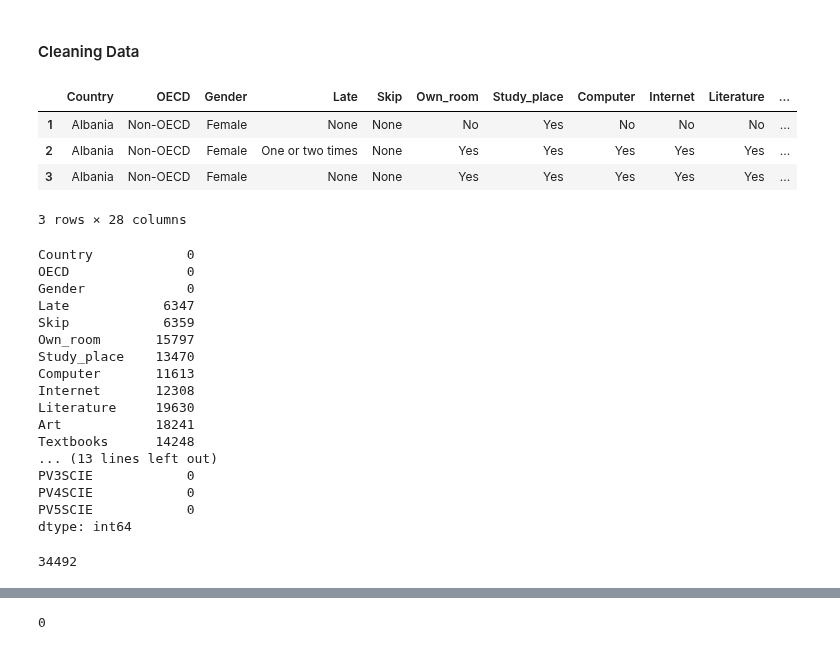
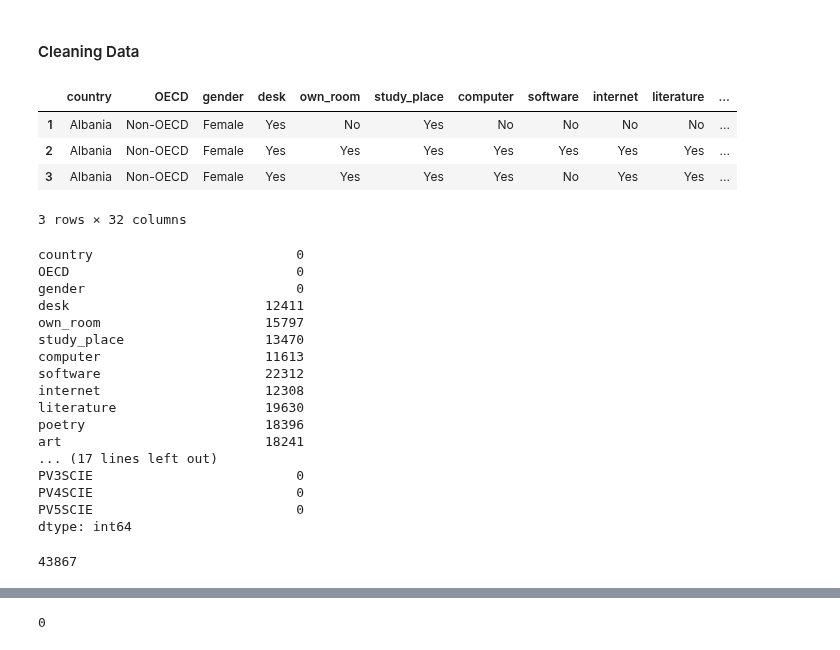
Before and after one commit to Steve-Choi/DAND, a Jupyter notebook: Communicate-Data-Findings/Communicate-Data-Findings.ipynb, the cells around one changed output, grey strips where cells are left out. Cells and saved outputs as stored; diff of their text form; code cells hidden in the pictures.

```diff
--- a/Communicate-Data-Findings/Communicate-Data-Findings.ipynb
+++ b/Communicate-Data-Findings/Communicate-Data-Findings.ipynb
@@ -36,8 +36,8 @@ import seaborn as sns
 # read PISA data in chunks
 lst = []
 
-my_cols = [0, 1, 4, 12, 18, 19, 45, 46, 47, 49, 50, 52, 53, 411, 501, 502,\
-           503, 504, 505, 541, 542, 543, 544, 545, 546, 547, 548, 549, 550]
+my_cols = [0, 1, 4, 12, 44, 45, 46, 47, 48, 49, 50, 51, 52, 53, 54, 55, 56, 57, 501,\
+           502, 503, 504, 505, 541, 542, 543, 544, 545, 546, 547, 548, 549, 550]
 
 
 for chunk in pd.read_csv('data/pisa2012.csv', encoding='ISO-8859-1', index_col=0,\
@@ -68,54 +80,59 @@ df.shape
 #### Cleaning Data
 # %%
 # rename columns with more descriptive name
-df.rename({    'CNT' : 'Country',
-           'ST04Q01' : 'Gender',
-           'ST08Q01' : 'Late',
-           'ST09Q01' : 'Skip',
-           'ST26Q02' : 'Own_room',
-           'ST26Q03' : 'Study_place',
-           'ST26Q04' : 'Computer',
-           'ST26Q06' : 'Internet',
-           'ST26Q07' : 'Literature',
-           'ST26Q09' : 'Art',
-           'ST26Q10' : 'Textbooks'},
+df.rename({    'CNT' : 'country',
+           'ST04Q01' : 'gender',
+           'ST26Q01' : 'desk',
+           'ST26Q02' : 'own_room',
+           'ST26Q03' : 'study_place',
+           'ST26Q04' : 'computer',
+           'ST26Q05' : 'software',
+           'ST26Q06' : 'internet',
+           'ST26Q07' : 'literature',
+           'ST26Q08' : 'poetry',
+           'ST26Q09' : 'art',
+           'ST26Q10' : 'textbooks',
+           'ST26Q11' : 'technical_references',
+           'ST26Q12' : 'dictionary',
+           'ST26Q13' : 'dishwasher',
+           'ST26Q14' : 'dvd'},
            axis='columns', inplace=True
           )
 
 # check
 df.head(3)
 # %% [output]
-|  | Country | OECD | Gender | Late | Skip | Own_room | Study_place | Computer | Internet | Literature | ... |
-| 1 | Albania | Non-OECD | Female | None | None | No | Yes | No | No | No | ... |
-| 2 | Albania | Non-OECD | Female | One or two times | None | Yes | Yes | Yes | Yes | Yes | ... |
-| 3 | Albania | Non-OECD | Female | None | None | Yes | Yes | Yes | Yes | Yes | ... |
+|  | country | OECD | gender | desk | own_room | study_place | computer | software | internet | literature | ... |
+| 1 | Albania | Non-OECD | Female | Yes | No | Yes | No | No | No | No | ... |
+| 2 | Albania | Non-OECD | Female | Yes | Yes | Yes | Yes | Yes | Yes | Yes | ... |
+| 3 | Albania | Non-OECD | Female | Yes | Yes | Yes | Yes | No | Yes | Yes | ... |
-3 rows × 28 columns
+3 rows × 32 columns
 # %%
 # identify nulls
 df.isnull().sum()
 # %% [output]
-Country            0
-OECD               0
-Gender             0
-Late            6347
-Skip            6359
-Own_room       15797
-Study_place    13470
-Computer       11613
-Internet       12308
-Literature     19630
-Art            18241
-Textbooks      14248
-... (13 lines left out)
-PV3SCIE            0
-PV4SCIE            0
-PV5SCIE            0
+country                          0
+OECD                             0
+gender                           0
+desk                         12411
+own_room                     15797
+study_place                  13470
+computer                     11613
+software                     22312
+internet                     12308
+literature                   19630
+poetry                       18396
+art                          18241
+... (17 lines left out)
+PV3SCIE                          0
+PV4SCIE                          0
+PV5SCIE                          0
 dtype: int64
 # %%
-# number of rows with null values
+# total number of rows with null values
 df[df.isnull().any(axis=1)].shape[0]
 # %% [output]
-34492
+43867
 # %%
 # drop nulls
 df.dropna(inplace=True)
```
Also changed, not shown: parts of 13 cells of this notebook, 1 other file.
